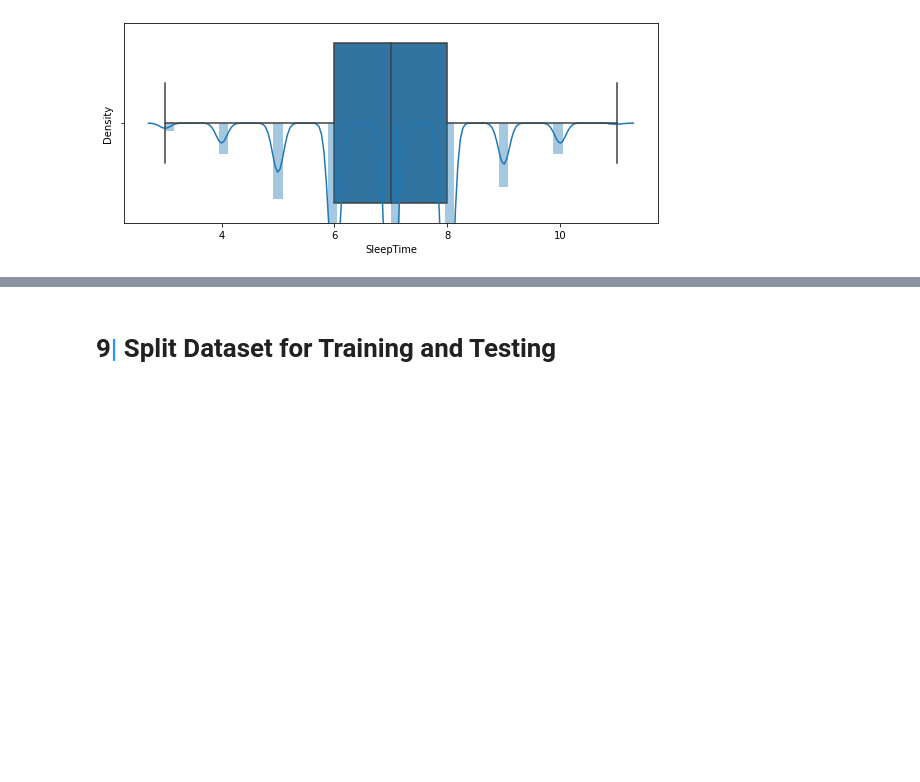
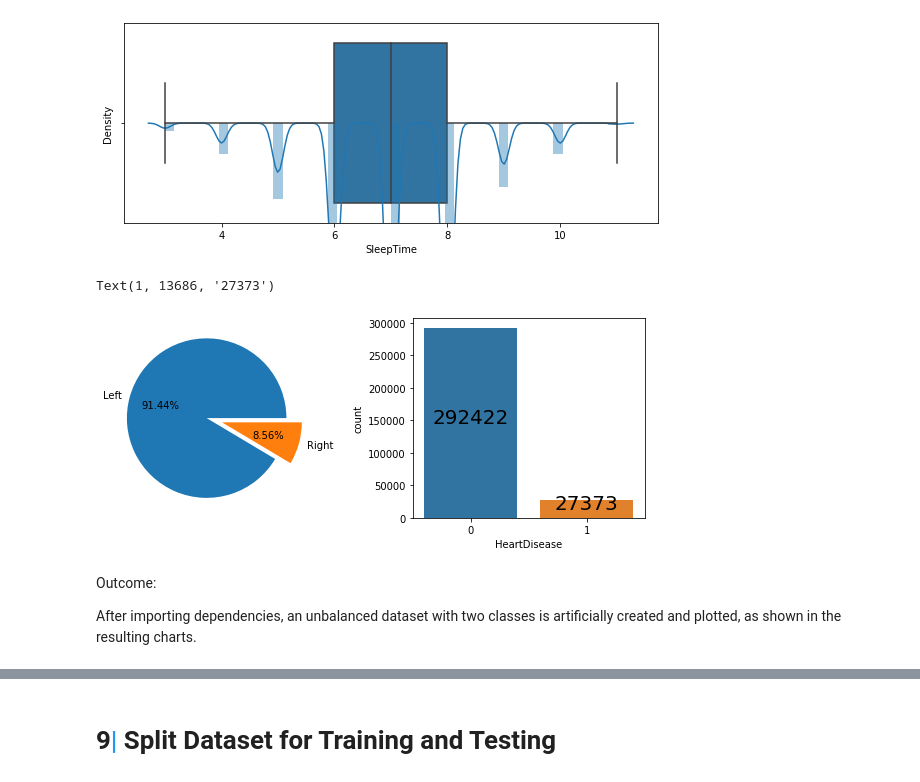
Before and after one commit to jhonpire/predicting_heartdisease, a Jupyter notebook: heart_disease_sample.ipynb, the cells around one changed output, grey strips where cells are left out. Saved outputs shown, nothing was run; the diff lists cells and outputs as text; code cells hidden in the pictures; blank space fills up the shorter version.

```diff
--- a/heart_disease_sample.ipynb
+++ b/heart_disease_sample.ipynb
@@ -564,5 +564,24 @@ sns.boxplot(new_sleeptime['SleepTime'])
 # %% [output]
 <AxesSubplot:xlabel='SleepTime', ylabel='Density'>
 [figure]
+# %%
+import matplotlib.pyplot as plt
+import seaborn as sns
+plt.subplot(121)
+plt.pie(x = heart_database.groupby(['HeartDisease']).HeartDisease.count().to_list(),
+        labels = ["Left", "Right"], autopct='%1.2f%%', explode = (0, 0.2))
+
+plt.subplot(122)
+sns.countplot(data = heart_database, x = 'HeartDisease')
+zero, one = heart_database.HeartDisease.value_counts()
+plt.text(0, zero//2, zero, fontsize = 20,  horizontalalignment='center')
+plt.text(1, one//2, one, fontsize = 20, horizontalalignment='center')
+# %% [output]
+Text(1, 13686, '27373')
+[figure, added]
+# %% [markdown]
+Outcome:
+
+After importing dependencies, an unbalanced dataset with two classes is artificially created and plotted, as shown in the resulting charts.
 # %%
 # Standarize and encode the data in order to be ready for building up the Training and testing data sets.
```
Also changed, not shown: parts of 14 cells of this notebook.
